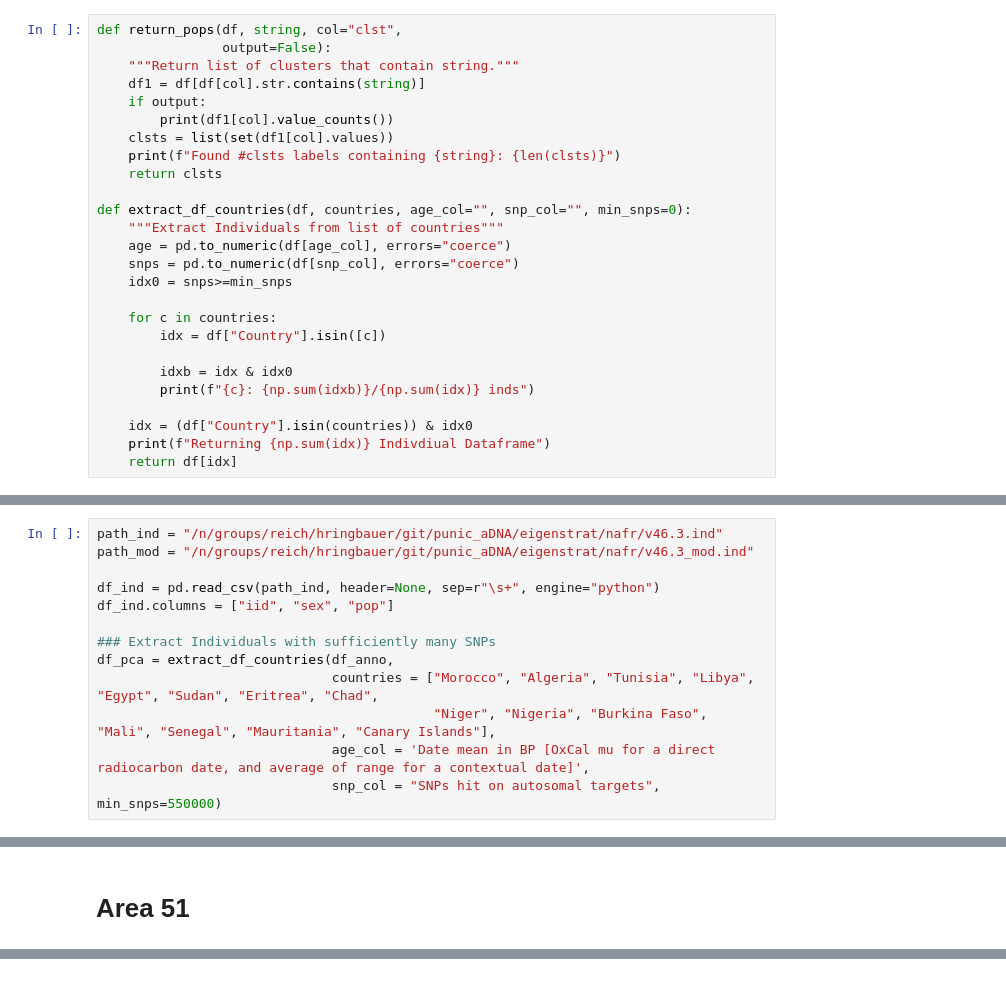
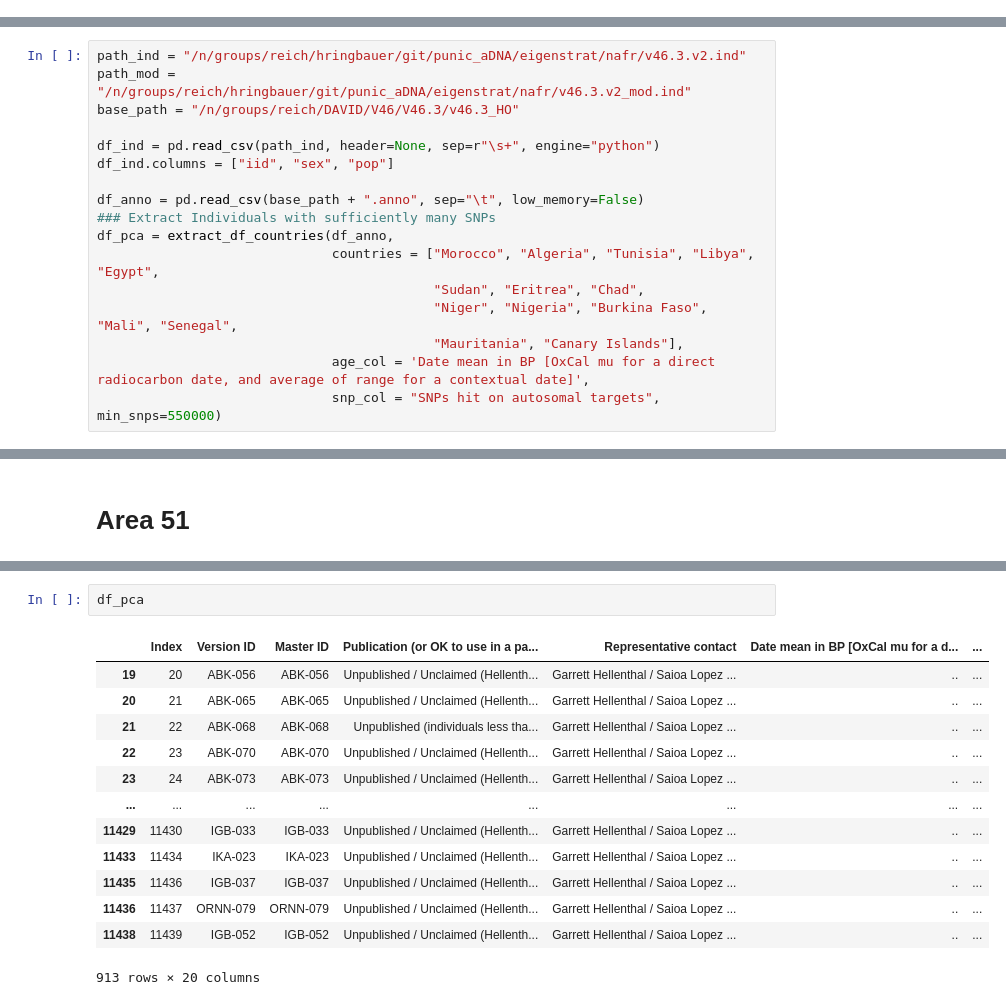
Before and after one commit to hringbauer/punic_aDNA, a Jupyter notebook: notebooks/qpAdm/prepare_es_afr.ipynb, the cells around one changed output, grey strips where cells are left out. Saved outputs shown, nothing was run; the diff lists cells and outputs as text.

```diff
--- a/notebooks/qpAdm/prepare_es_afr.ipynb
+++ b/notebooks/qpAdm/prepare_es_afr.ipynb
@@ -63,26 +104,0 @@ Loaded 34764 Individuals
-# %%
-def return_pops(df, string, col="clst",
-                output=False):
-    """Return list of clusters that contain string."""
-    df1 = df[df[col].str.contains(string)]
-    if output:
-        print(df1[col].value_counts())
-    clsts = list(set(df1[col].values))
-    print(f"Found #clsts labels containing {string}: {len(clsts)}")
-    return clsts
-
-def extract_df_countries(df, countries, age_col="", snp_col="", min_snps=0):
-    """Extract Individuals from list of countries"""
-    age = pd.to_numeric(df[age_col], errors="coerce")
-    snps = pd.to_numeric(df[snp_col], errors="coerce")
-    idx0 = snps>=min_snps
-
-    for c in countries:
-        idx = df["Country"].isin([c])
-
-        idxb = idx & idx0
-        print(f"{c}: {np.sum(idxb)}/{np.sum(idx)} inds")
-
-    idx = (df["Country"].isin(countries)) & idx0
-    print(f"Returning {np.sum(idx)} Indivdiual Dataframe")
-    return df[idx]
@@ -187,16 +209,20 @@ Wall time: 23min 3s
 # %% [markdown]
 # Modify .ind file to have projection available
 # %%
-path_ind = "/n/groups/reich/hringbauer/git/punic_aDNA/eigenstrat/nafr/v46.3.ind"
-path_mod = "/n/groups/reich/hringbauer/git/punic_aDNA/eigenstrat/nafr/v46.3_mod.ind"
+path_ind = "/n/groups/reich/hringbauer/git/punic_aDNA/eigenstrat/nafr/v46.3.v2.ind"
+path_mod = "/n/groups/reich/hringbauer/git/punic_aDNA/eigenstrat/nafr/v46.3.v2_mod.ind"
+base_path = "/n/groups/reich/DAVID/V46/V46.3/v46.3_HO"
 
 df_ind = pd.read_csv(path_ind, header=None, sep=r"\s+", engine="python")
 df_ind.columns = ["iid", "sex", "pop"]
 
+df_anno = pd.read_csv(base_path + ".anno", sep="\t", low_memory=False)
 ### Extract Individuals with sufficiently many SNPs
 df_pca = extract_df_countries(df_anno,
-                              countries = ["Morocco", "Algeria", "Tunisia", "Libya", "Egypt", "Sudan", "Eritrea", "Chad",
-                                           "Niger", "Nigeria", "Burkina Faso", "Mali", "Senegal", "Mauritania", "Canary Islands"],
+                              countries = ["Morocco", "Algeria", "Tunisia", "Libya", "Egypt",
+                                           "Sudan", "Eritrea", "Chad",
+                                           "Niger", "Nigeria", "Burkina Faso", "Mali", "Senegal",
+                                           "Mauritania", "Canary Islands"],
                               age_col = 'Date mean in BP [OxCal mu for a direct radiocarbon date, and average of range for a contextual date]',
                               snp_col = "SNPs hit on autosomal targets", min_snps=550000)
 # %% [output]
@@ -299,0 +324,16 @@ pops
+# %%
+df_pca
+# %% [output]
+|  | Index | Version ID | Master ID | Publication (or OK to use in a pa... | Representative contact | Date mean in BP [OxCal mu for a d... | ... |
+| 19 | 20 | ABK-056 | ABK-056 | Unpublished / Unclaimed (Hellenth... | Garrett Hellenthal / Saioa Lopez ... | .. | ... |
+| 20 | 21 | ABK-065 | ABK-065 | Unpublished / Unclaimed (Hellenth... | Garrett Hellenthal / Saioa Lopez ... | .. | ... |
+| 21 | 22 | ABK-068 | ABK-068 | Unpublished (individuals less tha... | Garrett Hellenthal / Saioa Lopez ... | .. | ... |
+| 22 | 23 | ABK-070 | ABK-070 | Unpublished / Unclaimed (Hellenth... | Garrett Hellenthal / Saioa Lopez ... | .. | ... |
+| 23 | 24 | ABK-073 | ABK-073 | Unpublished / Unclaimed (Hellenth... | Garrett Hellenthal / Saioa Lopez ... | .. | ... |
+| ... | ... | ... | ... | ... | ... | ... | ... |
+| 11429 | 11430 | IGB-033 | IGB-033 | Unpublished / Unclaimed (Hellenth... | Garrett Hellenthal / Saioa Lopez ... | .. | ... |
+| 11433 | 11434 | IKA-023 | IKA-023 | Unpublished / Unclaimed (Hellenth... | Garrett Hellenthal / Saioa Lopez ... | .. | ... |
+| 11435 | 11436 | IGB-037 | IGB-037 | Unpublished / Unclaimed (Hellenth... | Garrett Hellenthal / Saioa Lopez ... | .. | ... |
+| 11436 | 11437 | ORNN-079 | ORNN-079 | Unpublished / Unclaimed (Hellenth... | Garrett Hellenthal / Saioa Lopez ... | .. | ... |
+| 11438 | 11439 | IGB-052 | IGB-052 | Unpublished / Unclaimed (Hellenth... | Garrett Hellenthal / Saioa Lopez ... | .. | ... |
+913 rows × 20 columns
```
Also changed, not shown: parts of 23 cells of this notebook, 8 other files.
